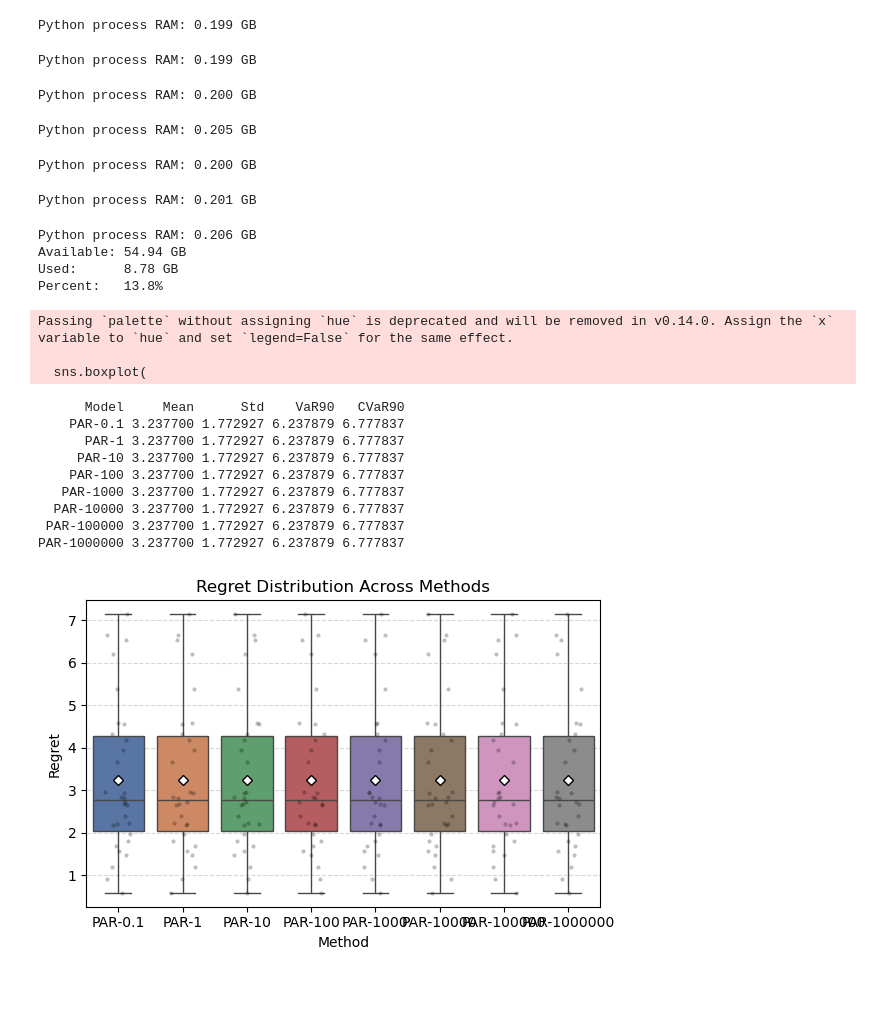
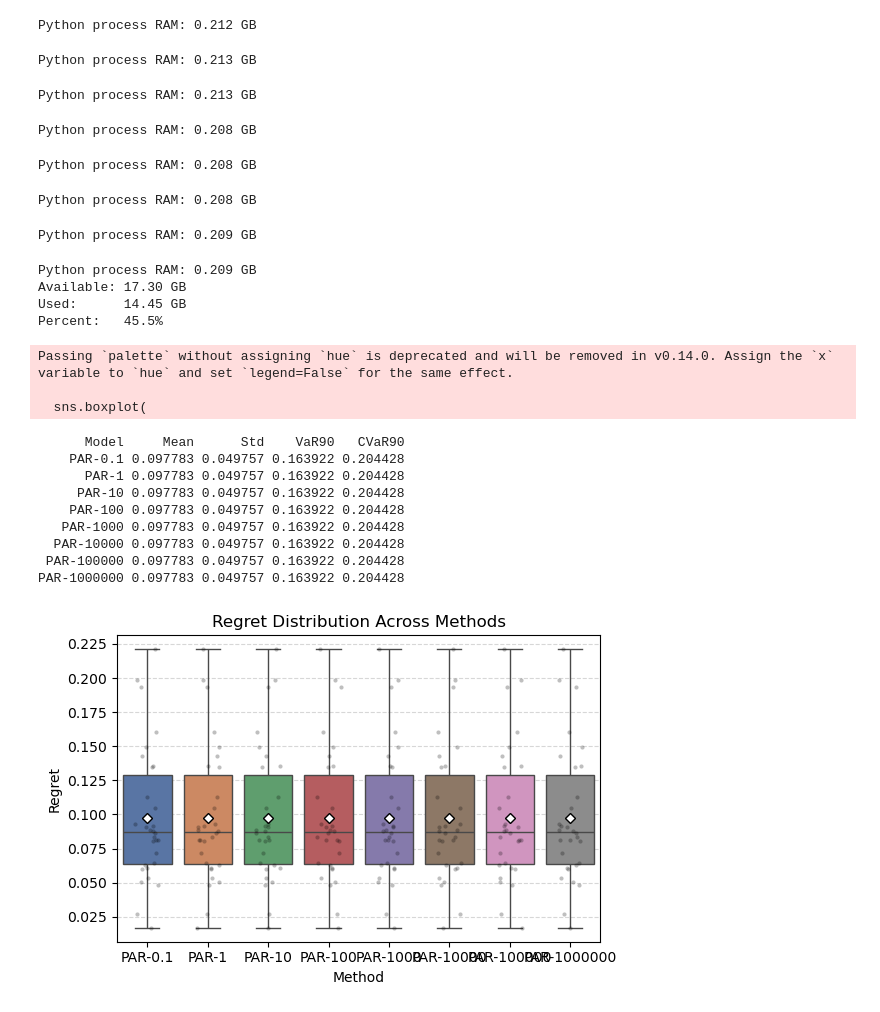
Before and after one commit to Jackieziao/Robust-learning-to-rank, a Jupyter notebook: Exact_algorithm/Code/pairwise_loss_function.ipynb, the cells around one changed output. Cells and saved outputs as stored; diff of their text form; code cells hidden in the pictures.

```diff
--- a/Exact_algorithm/Code/pairwise_loss_function.ipynb
+++ b/Exact_algorithm/Code/pairwise_loss_function.ipynb
@@ -217,7 +217,8 @@ class PairwiseECPERM:
         chosen_costs = obj_true[np.arange(N_test), idx_hat]
         optimal_costs = obj_true.min(axis=1)
 
-        regrets = chosen_costs - optimal_costs
+        # regrets = chosen_costs - optimal_costs
+        regrets = (chosen_costs - optimal_costs)/optimal_costs
         avg_regret = float(regrets.mean())
 
         result = {"avg_regret": avg_regret}
@@ -322,16 +323,17 @@ def print_memory():
 
 print_memory()
 # %% [output]
-Python process RAM: 0.199 GB
+Python process RAM: 0.212 GB
-Python process RAM: 0.199 GB
+Python process RAM: 0.213 GB
-Python process RAM: 0.200 GB
+Python process RAM: 0.213 GB
-Python process RAM: 0.205 GB
+Python process RAM: 0.208 GB
-Python process RAM: 0.200 GB
+Python process RAM: 0.208 GB
-Python process RAM: 0.201 GB
+Python process RAM: 0.208 GB
-Python process RAM: 0.206 GB
-Available: 54.94 GB
-Used:      8.78 GB
-Percent:   13.8%
+Python process RAM: 0.209 GB
+Python process RAM: 0.209 GB
+Available: 17.30 GB
+Used:      14.45 GB
+Percent:   45.5%
 # %%
 # Compute stats for the LST model
 # regrets = total_result["LST-0.1"]["regret"]
@@ -398,43 +400,43 @@ sns.stripplot(
     x="method",
     y="regret",
     color="black",
     alpha=0.25,
     jitter=0.2,
     size=3
 )
 
 plt.title("Regret Distribution Across Methods", fontsize=12)
 plt.ylabel("Regret")
 plt.xlabel("Method")
 plt.grid(axis="y", linestyle="--", alpha=0.5)
 
 plt.tight_layout()
 
 # Save figure
 save_dir = os.path.join(base_path, "Results", "Figures")
 os.makedirs(save_dir, exist_ok=True)
 
 plt.savefig(
-    os.path.join(save_dir, "pairwise_regret_comparison.png"),
+    os.path.join(save_dir, "pair_regret_comparison.png"),
     dpi=400,
     bbox_inches="tight"
 )
 
 plt.show()
 # %% [output]
 Passing `palette` without assigning `hue` is deprecated and will be removed in v0.14.0. Assign the `x` variable to `hue` and set `legend=False` for the same effect.
 
   sns.boxplot(
       Model     Mean      Std    VaR90   CVaR90
-    PAR-0.1 3.237700 1.772927 6.237879 6.777837
-      PAR-1 3.237700 1.772927 6.237879 6.777837
-     PAR-10 3.237700 1.772927 6.237879 6.777837
-    PAR-100 3.237700 1.772927 6.237879 6.777837
-   PAR-1000 3.237700 1.772927 6.237879 6.777837
-  PAR-10000 3.237700 1.772927 6.237879 6.777837
- PAR-100000 3.237700 1.772927 6.237879 6.777837
-PAR-1000000 3.237700 1.772927 6.237879 6.777837
+    PAR-0.1 0.097783 0.049757 0.163922 0.204428
+      PAR-1 0.097783 0.049757 0.163922 0.204428
+     PAR-10 0.097783 0.049757 0.163922 0.204428
+    PAR-100 0.097783 0.049757 0.163922 0.204428
+   PAR-1000 0.097783 0.049757 0.163922 0.204428
+  PAR-10000 0.097783 0.049757 0.163922 0.204428
+ PAR-100000 0.097783 0.049757 0.163922 0.204428
+PAR-1000000 0.097783 0.049757 0.163922 0.204428
-[figure, old version]
+[figure, new version]
 # %%
 # seed = 1
 # x_train, y_train, x_test, y_test = load_shortest_path_setting_with_splits(base, n_instance, input_dim, deg, noise, grid_width, seed)
```
Also changed, not shown: 16 other files.
